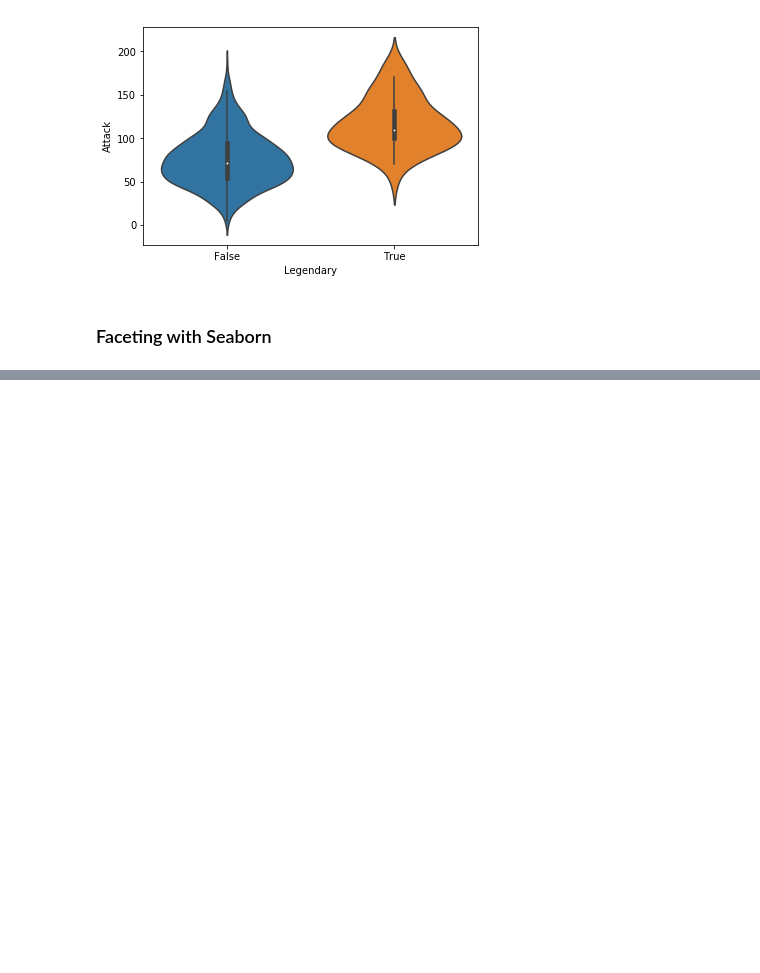
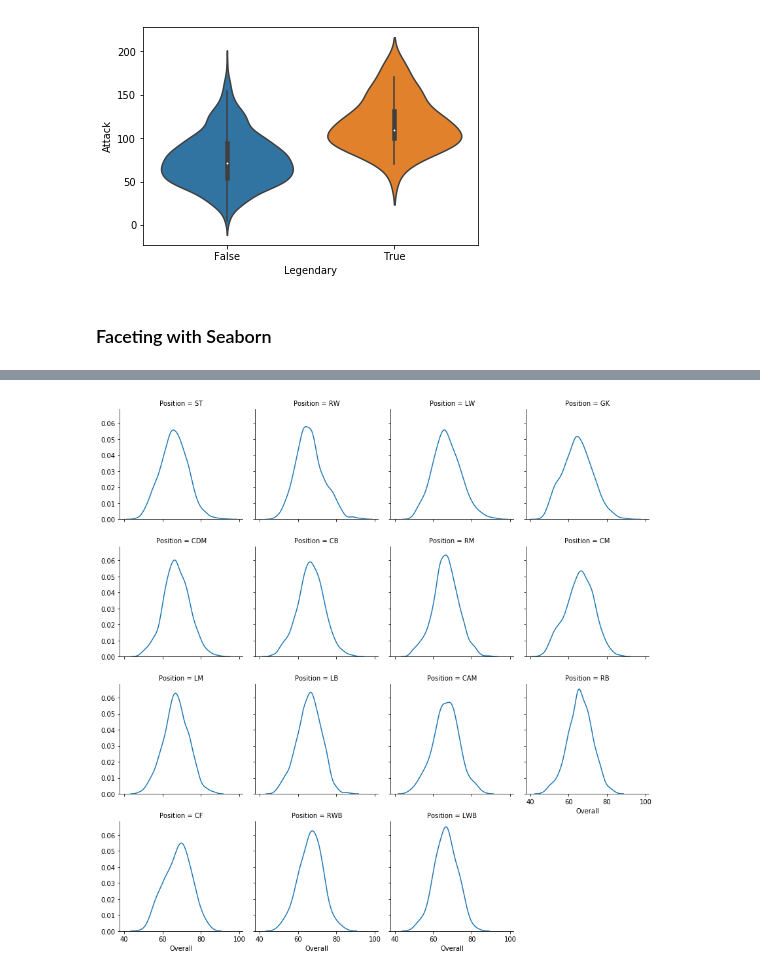
Before and after one commit to Licho59/job_data_visualize, a Jupyter notebook: Data_analysis_visualization/visualisation_review_tutorial.ipynb, the cells around one changed output, grey strips where cells are left out. Saved outputs shown, nothing was run; the diff lists cells and outputs as text; code cells hidden in the pictures; blank space fills up the shorter version.

```diff
--- a/Data_analysis_visualization/visualisation_review_tutorial.ipynb
+++ b/Data_analysis_visualization/visualisation_review_tutorial.ipynb
@@ -574,0 +673,6 @@ sns.violinplot(x=pokemon.Legendary, y=pokemon.Attack);
+# %%
+# to avoid such a mess col_wrap parameter is helpful
+g = sns.FacetGrid(df, col='Position', col_wrap=4)
+g.map(sns.kdeplot, 'Overall');
+# %% [output]
+[figure, added]
```
Also changed, not shown: parts of 52 cells of this notebook, 7 other files.
